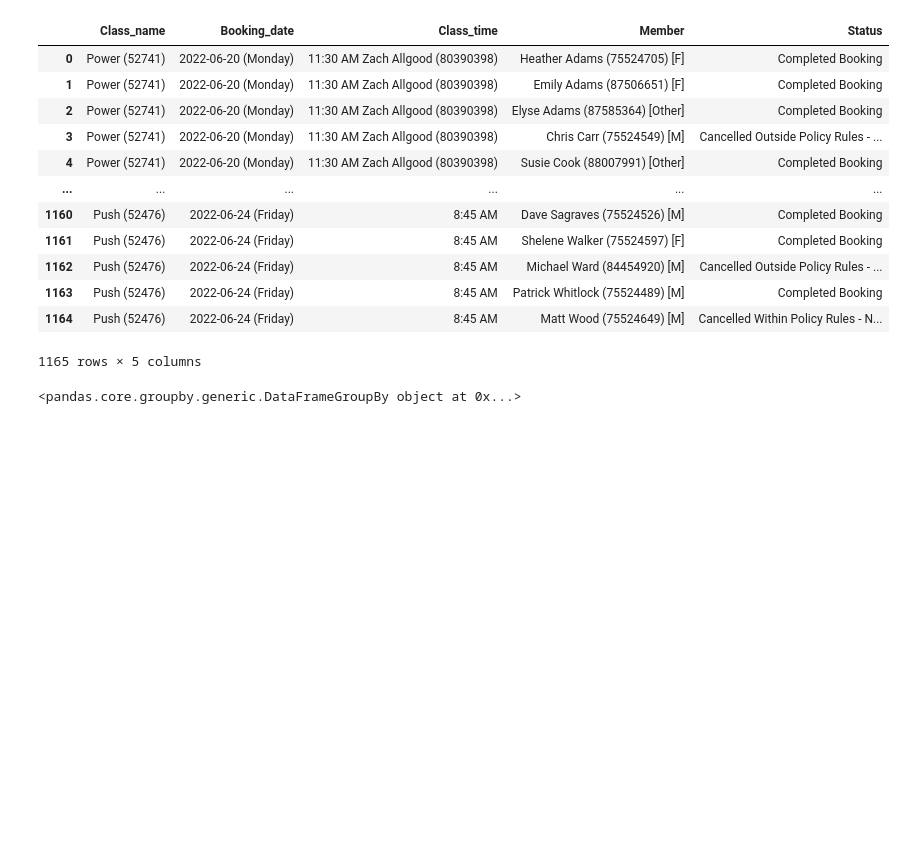
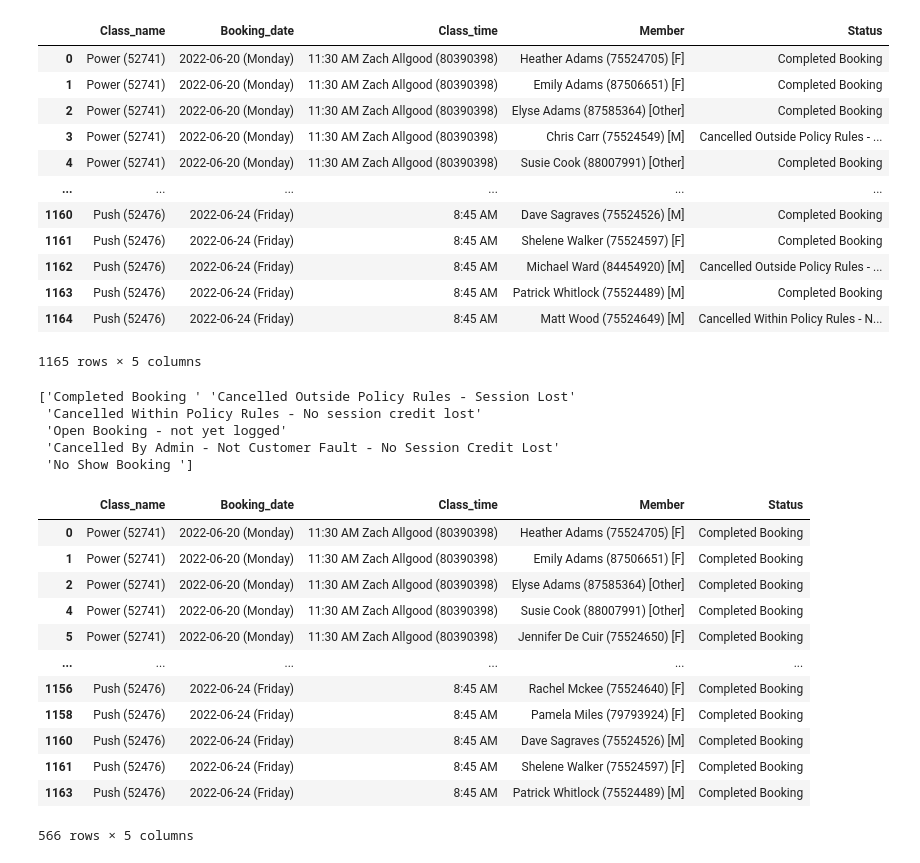
Before and after one commit to zwa004/gym_trends, a Jupyter notebook: class_att.ipynb, the cells around one changed output. Saved outputs shown, nothing was run; the diff lists cells and outputs as text; code cells hidden in the pictures; blank space fills up the shorter version.

Commit message:
further cleaning

```diff
--- a/class_att.ipynb
+++ b/class_att.ipynb
@@ -57,8 +59,30 @@ clean_week_att
 | 1163 | Push (52476) | 2022-06-24 (Friday) | 8:45 AM | Patrick Whitlock (75524489) [M] | Completed Booking |
 | 1164 | Push (52476) | 2022-06-24 (Friday) | 8:45 AM | Matt Wood (75524649) [M] | Cancelled Within Policy Rules - N... |
 1165 rows × 5 columns
-# %%
-class_att = clean_week_att.groupby(['Class_name', 'Class_time'])
-print(class_att)
-# %% [output]
-<pandas.core.groupby.generic.DataFrameGroupBy object at 0x...>
+# %%
+#See unique values for class status
+print(clean_week_att['Status'].unique())
+# %% [output]
+['Completed Booking ' 'Cancelled Outside Policy Rules - Session Lost'
+ 'Cancelled Within Policy Rules - No session credit lost'
+ 'Open Booking - not yet logged'
+ 'Cancelled By Admin - Not Customer Fault - No Session Credit Lost'
+ 'No Show Booking ']
+# %%
+#Filter for classes only where bookings were completed
+completed_bookings = clean_week_att.loc[clean_week_att['Status'] == 'Completed Booking ']
+completed_bookings
+# %% [output]
+|  | Class_name | Booking_date | Class_time | Member | Status |
+| 0 | Power (52741) | 2022-06-20 (Monday) | 11:30 AM Zach Allgood (80390398) | Heather Adams (75524705) [F] | Completed Booking |
+| 1 | Power (52741) | 2022-06-20 (Monday) | 11:30 AM Zach Allgood (80390398) | Emily Adams (87506651) [F] | Completed Booking |
+| 2 | Power (52741) | 2022-06-20 (Monday) | 11:30 AM Zach Allgood (80390398) | Elyse Adams (87585364) [Other] | Completed Booking |
+| 4 | Power (52741) | 2022-06-20 (Monday) | 11:30 AM Zach Allgood (80390398) | Susie Cook (88007991) [Other] | Completed Booking |
+| 5 | Power (52741) | 2022-06-20 (Monday) | 11:30 AM Zach Allgood (80390398) | Jennifer De Cuir (75524650) [F] | Completed Booking |
+| ... | ... | ... | ... | ... | ... |
+| 1156 | Push (52476) | 2022-06-24 (Friday) | 8:45 AM | Rachel Mckee (75524640) [F] | Completed Booking |
+| 1158 | Push (52476) | 2022-06-24 (Friday) | 8:45 AM | Pamela Miles (79793924) [F] | Completed Booking |
+| 1160 | Push (52476) | 2022-06-24 (Friday) | 8:45 AM | Dave Sagraves (75524526) [M] | Completed Booking |
+| 1161 | Push (52476) | 2022-06-24 (Friday) | 8:45 AM | Shelene Walker (75524597) [F] | Completed Booking |
+| 1163 | Push (52476) | 2022-06-24 (Friday) | 8:45 AM | Patrick Whitlock (75524489) [M] | Completed Booking |
+566 rows × 5 columns
```
Also changed, not shown: parts of 11 cells of this notebook.
